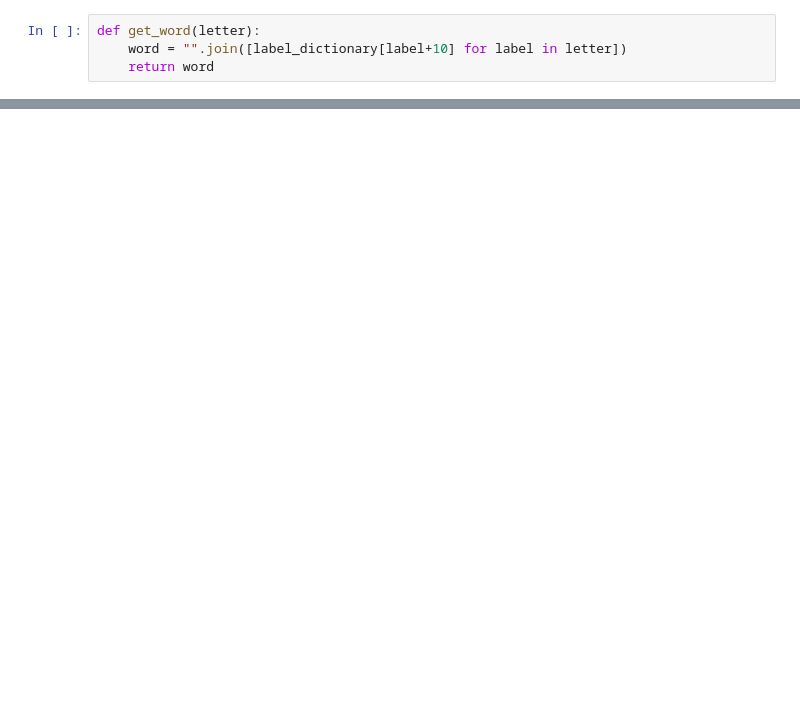
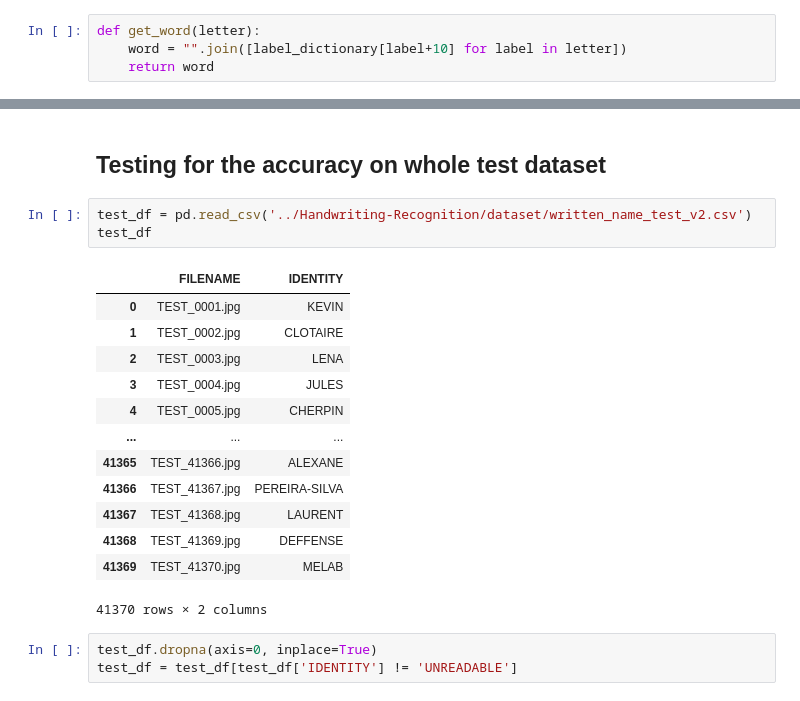
Before and after one commit to aldaonggar/Handwriting-Recognition, a Jupyter notebook: hw_recog.ipynb, the cells around one changed output, grey strips where cells are left out. Cells and saved outputs as stored; diff of their text form; blank space fills up the shorter version.

```diff
--- a/hw_recog.ipynb
+++ b/hw_recog.ipynb
@@ -536,0 +493,22 @@ The model's prediction is:  MPITBPEIAVTNEIOVVUOY
+# %% [markdown]
+## Testing for the accuracy on whole test dataset
+# %%
+test_df = pd.read_csv('../Handwriting-Recognition/dataset/written_name_test_v2.csv')
+test_df
+# %% [output]
+|  | FILENAME | IDENTITY |
+| 0 | TEST_0001.jpg | KEVIN |
+| 1 | TEST_0002.jpg | CLOTAIRE |
+| 2 | TEST_0003.jpg | LENA |
+| 3 | TEST_0004.jpg | JULES |
+| 4 | TEST_0005.jpg | CHERPIN |
+| ... | ... | ... |
+| 41365 | TEST_41366.jpg | ALEXANE |
+| 41366 | TEST_41367.jpg | PEREIRA-SILVA |
+| 41367 | TEST_41368.jpg | LAURENT |
+| 41368 | TEST_41369.jpg | DEFFENSE |
+| 41369 | TEST_41370.jpg | MELAB |
+41370 rows × 2 columns
+# %%
+test_df.dropna(axis=0, inplace=True)
+test_df = test_df[test_df['IDENTITY'] != 'UNREADABLE']
```
Also changed, not shown: parts of 29 cells of this notebook, 1 other file.
